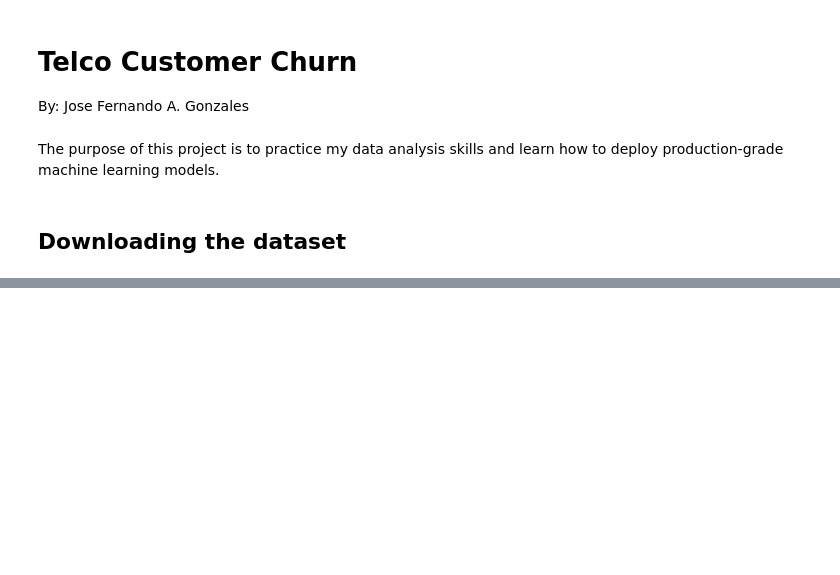
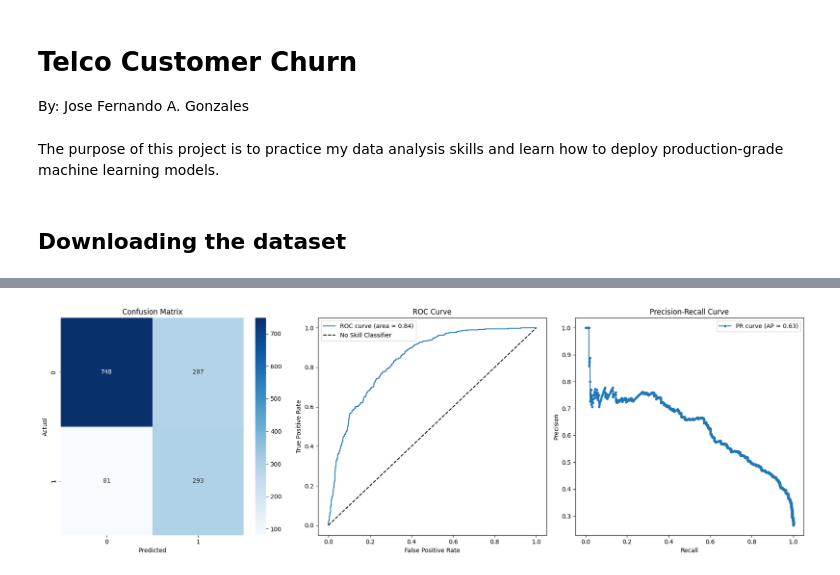
Before and after one commit to solvin-it/customer-churn-api, a Jupyter notebook: notebooks/exploratory.ipynb, the cells around one changed output, grey strips where cells are left out. Cells and saved outputs as stored; diff of their text form; code cells hidden in the pictures; blank space fills up the shorter version.

```diff
--- a/notebooks/exploratory.ipynb
+++ b/notebooks/exploratory.ipynb
@@ -22,0 +224,7 @@ import seaborn as sns
+# %%
+pipeline = Pipeline(steps=[
+    ('preprocessor', preprocessor),
+    ('classifier', LogisticRegression(max_iter=1000, class_weight='balanced'))
+])
+
+pipeline.fit(X_train, y_train)
@@ -22,0 +251,11 @@ import seaborn as sns
+# %%
+y_predicted = pipeline.predict(X_test)
+y_predicted_proba = pipeline.predict_proba(X_test)[:, 1]
+
+accuracy = accuracy_score(y_test, y_predicted)
+report = classification_report(y_test, y_predicted)
+conf_matrix = confusion_matrix(y_test, y_predicted)
+roc_auc = roc_auc_score(y_test, y_predicted_proba)
+
+print(f"Accuracy: {accuracy:.4f}")
+print(f"Classification Report: \n{report}")
@@ -22,0 +273,31 @@ import seaborn as sns
+# %%
+fpr, tpr, roc_thresholds = roc_curve(y_test, y_predicted_proba)
+fig, ax = plt.subplots(1, 3, figsize=(18, 6))
+
+# Compute precision, recall, thresholds
+precision, recall, thresholds = precision_recall_curve(y_test, y_predicted_proba)
+avg_precision = average_precision_score(y_test, y_predicted_proba)
+
+sns.heatmap(conf_matrix, annot=True, fmt='d', ax=ax[0], cmap='Blues')
+ax[0].set_title('Confusion Matrix')
+ax[0].set_xlabel('Predicted')
+ax[0].set_ylabel('Actual')
+
+ax[1].plot(fpr, tpr, label=f'ROC curve (area = {roc_auc:.2f})')
+ax[1].plot([0, 1], [0, 1], 'k--', label='No Skill Classifier')
+ax[1].set_title('ROC Curve')
+ax[1].set_xlabel('False Positive Rate')
+ax[1].set_ylabel('True Positive Rate')
+ax[1].legend()
+
+# Precision-Recall curve
+ax[2].plot(recall, precision, marker='.', label=f'PR curve (AP = {avg_precision:.2f})')
+ax[2].set_title('Precision-Recall Curve')
+ax[2].set_xlabel('Recall')
+ax[2].set_ylabel('Precision')
+ax[2].legend()
+
+plt.tight_layout()
+plt.show()
+# %% [output]
+[figure, added]
```
Also changed, not shown: parts of 35 cells of this notebook, 1 other file.
